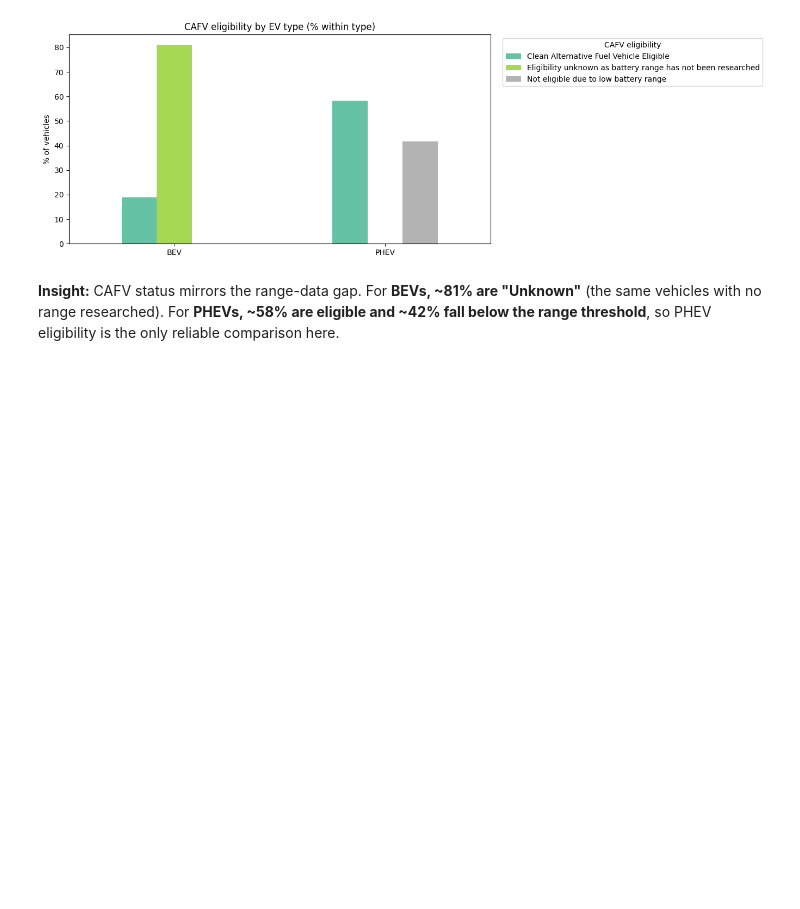
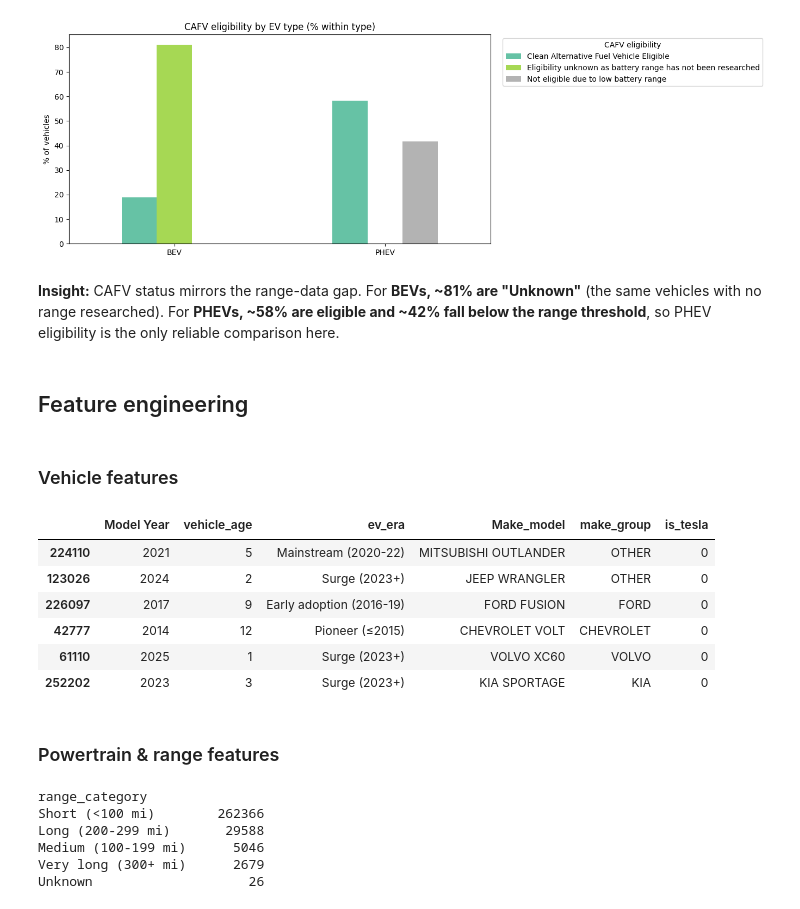
Before and after one commit to purujit-dev/Data_Analysis_Project, a Jupyter notebook: data_analysis.ipynb, the cells around one changed output. Drawn from its saved outputs; the diff is of its cells as text; code cells hidden in the pictures; blank space fills up the shorter version.

```diff
--- a/data_analysis.ipynb
+++ b/data_analysis.ipynb
@@ -520,3 +520,63 @@ ct.round(1)
 [figure]
 # %% [markdown]
 **Insight:** CAFV status mirrors the range-data gap. For **BEVs, ~81% are "Unknown"** (the same vehicles with no range researched). For **PHEVs, ~58% are eligible and ~42% fall below the range threshold**, so PHEV eligibility is the only reliable comparison here.
+# %% [markdown]
+##  Feature engineering
+# %% [markdown]
+### Vehicle features
+# %%
+# Age of the vehicle relative to the reference year (clipped: model year 2027 would be -1)
+REFERENCE_YEAR = 2026
+df["vehicle_age"] = (REFERENCE_YEAR - df["Model Year"]).clip(lower=0)
+
+# Adoption era (bins based on the registration curve seen in section 5.4)
+df["ev_era"] = pd.cut(
+    df["Model Year"],
+    bins=[-np.inf, 2015, 2019, 2022, np.inf],
+    labels=["Pioneer (≤2015)", "Early adoption (2016-19)", "Mainstream (2020-22)", "Surge (2023+)"],
+    ordered=True,
+)
+
+# Full vehicle name, and a Tesla flag (by far the dominant make)
+df["Make_model"] = df["Make"] + " " + df["Model"]
+df["is_tesla"] = (df["Make"] == "TESLA").astype(int)
+
+# Group rare makes into "OTHER" to keep cardinality low (top 10 makes kept)
+top_makes = df["Make"].value_counts().head(10).index
+df["make_group"] = df["Make"].where(df["Make"].isin(top_makes), "OTHER")
+
+df[["Model Year", "vehicle_age", "ev_era", "Make_model", "make_group", "is_tesla"]].sample(6, random_state=1)
+# %% [output]
+|  | Model Year | vehicle_age | ev_era | Make_model | make_group | is_tesla |
+| 224110 | 2021 | 5 | Mainstream (2020-22) | MITSUBISHI OUTLANDER | OTHER | 0 |
+| 123026 | 2024 | 2 | Surge (2023+) | JEEP WRANGLER | OTHER | 0 |
+| 226097 | 2017 | 9 | Early adoption (2016-19) | FORD FUSION | FORD | 0 |
+| 42777 | 2014 | 12 | Pioneer (≤2015) | CHEVROLET VOLT | CHEVROLET | 0 |
+| 61110 | 2025 | 1 | Surge (2023+) | VOLVO XC60 | VOLVO | 0 |
+| 252202 | 2023 | 3 | Surge (2023+) | KIA SPORTAGE | KIA | 0 |
+# %% [markdown]
+###  Powertrain & range features
+# %%
+df["is_bev"] = (df["Electric Vehicle Type"] == "BEV").astype(int)
+df["is_cafv_eligible"] = (df["Clean Alternative Fuel Vehicle (CAFV) Eligibility"] == "Eligible").astype(int)
+df["range_known_flag"] = df["Electric Range"].notna().astype(int)
+
+# Range bucket – unknown ranges get their own explicit category instead of being silently dropped
+range_bins = pd.cut(
+    df["Electric Range"],
+    bins=[0, 100, 200, 300, np.inf],
+    right=False,
+    labels=["Short (<100 mi)", "Medium (100-199 mi)", "Long (200-299 mi)", "Very long (300+ mi)"],
+    ordered=True,
+)
+df["range_category_code"] = range_bins.cat.codes                    # ordinal encoding: 0..3, -1 = unknown
+df["range_category"] = range_bins.cat.add_categories("Unknown").fillna("Unknown")
+
+print(df["range_category"].value_counts().to_string())
+# %% [output]
+range_category
+Short (<100 mi)        262366
+Long (200-299 mi)       29588
+Medium (100-199 mi)      5046
+Very long (300+ mi)      2679
+Unknown                    26
```
Also changed, not shown: parts of 4 cells of this notebook.
